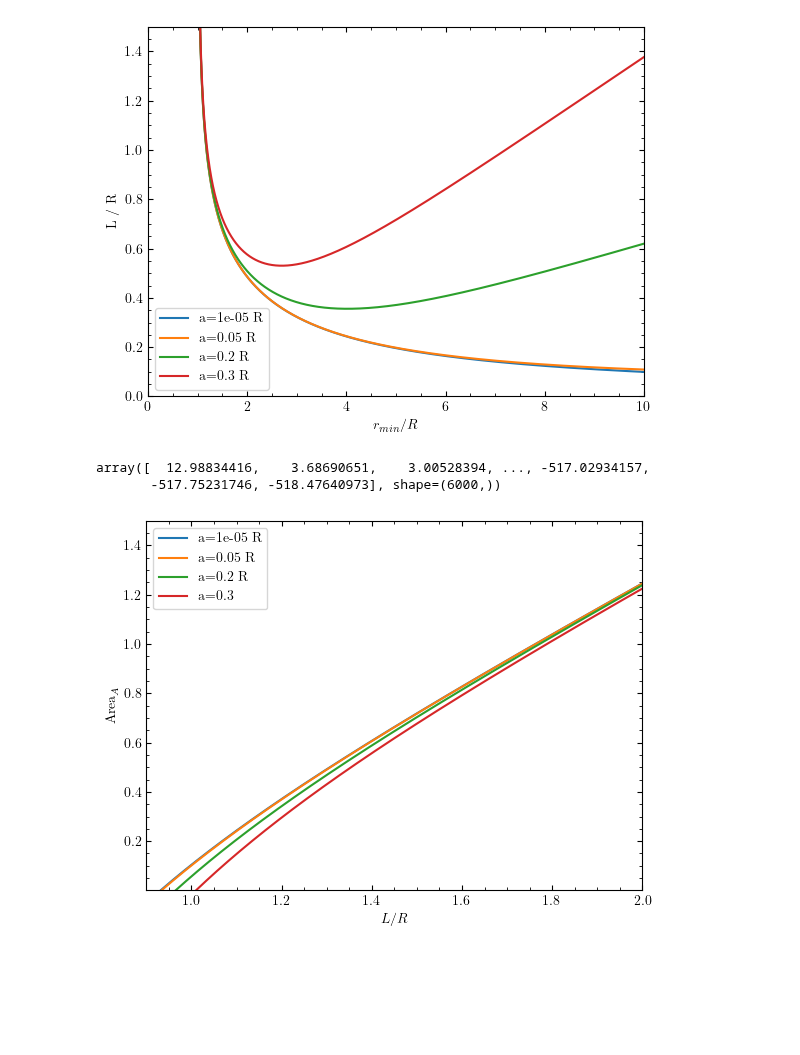
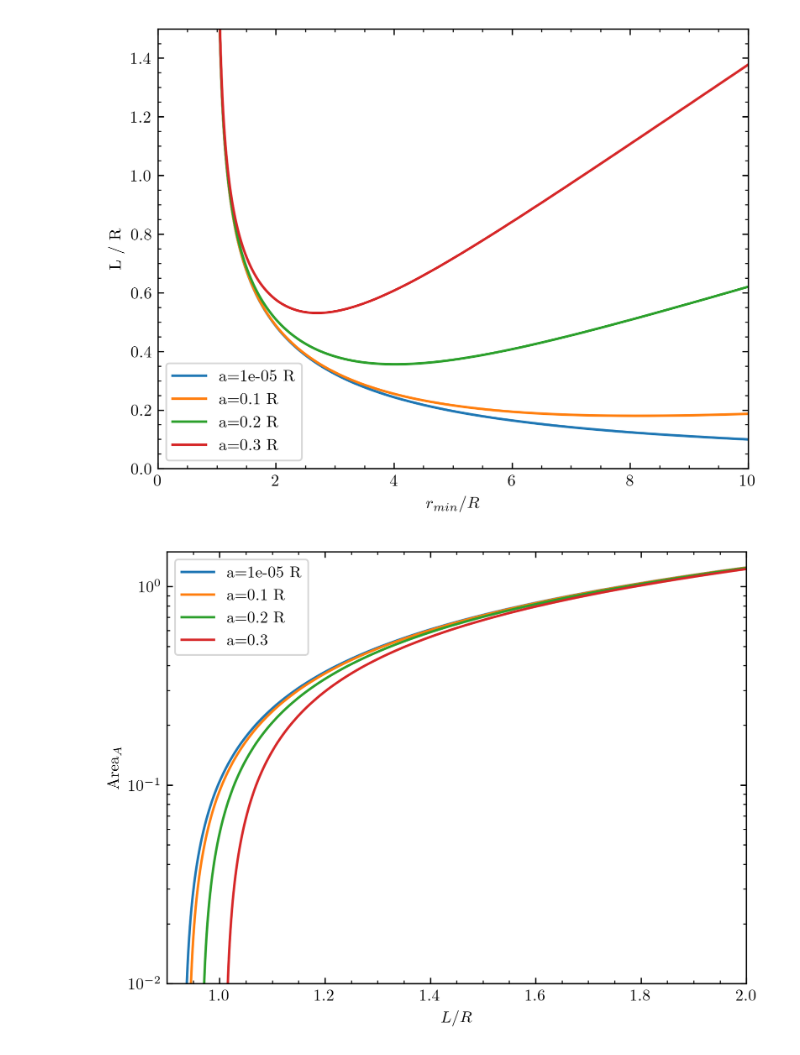
Before and after one commit to Bkorotko03/HoloProj, a Jupyter notebook: combShock260331.ipynb, the cells around one changed output. Saved outputs shown, nothing was run; the diff lists cells and outputs as text; code cells hidden in the pictures; blank space fills up the shorter version.

```diff
--- a/combShock260331.ipynb
+++ b/combShock260331.ipynb
@@ -15,8 +15,8 @@ plt.rcParams['ytick.minor.visible'] = True
 plt.rcParams['text.usetex'] = True
 plt.rcParams['font.family'] = 'serif'
 plt.rcParams['font.serif'] = 'Times New Roman'
-# plt.rcParams["figure.dpi"] = 300
-import shockFunc260331 as sf
+plt.rcParams["figure.dpi"] = 300
+# import shockFunc260331 as sf
 import NCShockFunc260331 as nsf
 # %%
 num = 6000
@@ -88,15 +82,15 @@ plt.show()
 # %%
-rminarr = np.logspace(np.log10(R+eps),np.log10(min([sf.rmax,nsf.rmax])),num)
+rminarr = np.logspace(np.log10(R+eps),np.log10(min([nsf.rmax])),num)
 
-cLvsrminarr = sf.Lvsrmin(rminarr,R)
+# cLvsrminarr = sf.Lvsrmin(rminarr,R)
 climLvsrminarr = nsf.Lvsrmin(rminarr,R,eps)
-ncLvsrminarr = nsf.Lvsrmin(rminarr,R,0.05)
+ncLvsrminarr = nsf.Lvsrmin(rminarr,R,0.1)
 ncLvsrminarr2 = nsf.Lvsrmin(rminarr,R,0.2)
 ncLvsrminarr3 = nsf.Lvsrmin(rminarr,R,0.3)
 # %%
 # plt.plot(rminarr,cLvsrminarr,label='a=0')
 plt.plot(rminarr,climLvsrminarr,label=f'a={eps} R')
-plt.plot(rminarr,ncLvsrminarr,label='a=0.05 R')
+plt.plot(rminarr,ncLvsrminarr,label='a=0.1 R')
 plt.plot(rminarr,ncLvsrminarr2,label='a=0.2 R')
 plt.plot(rminarr,ncLvsrminarr3,label='a=0.3 R')
 plt.xlim((0,rminarr.max()/10))
@@ -105,10 +99,10 @@ plt.xlabel(r'$r_{min} / R$')
 plt.ylabel(r'L / R')
 # plt.semilogy()
 plt.legend()
-plt.show()
-# plt.savefig('combFigs/Lvsrmin.pdf',format='pdf')
+# plt.show()
+plt.savefig('combFigs/Lvsrmin.pdf',format='pdf')
 # %% [output]
-[figure, old version]
+[figure, new version]
 # %%
 adjclimrmin = nsf.rMinCutoff(rminarr,climLvsrminarr)
 adjrminarr = nsf.rMinCutoff(rminarr,ncLvsrminarr)
@@ -116,37 +110,32 @@ adjrminarr2 = nsf.rMinCutoff(rminarr,ncLvsrminarr2)
 adjrminarr3 = nsf.rMinCutoff(rminarr,ncLvsrminarr3)
 # %%
 adjclimLvsrmin = nsf.Lvsrmin(adjclimrmin,R,eps)
-adjncLvsrminarr = nsf.Lvsrmin(adjrminarr,R,0.05)
+adjncLvsrminarr = nsf.Lvsrmin(adjrminarr,R,0.1)
 adjncLvsrminarr2 = nsf.Lvsrmin(adjrminarr2,R,0.2)
 adjncLvsrminarr3 = nsf.Lvsrmin(adjrminarr3,R,0.3)
 # %%
-cunArea = sf.unAreaInt(rminarr,R)
+# cunArea = sf.unAreaInt(rminarr,R)
 climunArea = nsf.unAreaInt(adjclimrmin,R,eps)
-ncunArea = nsf.unAreaInt(adjrminarr,R,0.05)
+ncunArea = nsf.unAreaInt(adjrminarr,R,0.1)
 ncunArea2 = nsf.unAreaInt(adjrminarr2,R,0.2)
 ncunArea3 = nsf.unAreaInt(adjrminarr3,R,0.3)
-# %%
-climunArea
-# %% [output]
-array([  12.98834416,    3.68690651,    3.00528394, ..., -517.02934157,
-       -517.75231746, -518.47640973], shape=(6000,))
 # %%
 # plt.plot(cLvsrminarr,cunArea,label='a=0')
 plt.plot(adjclimLvsrmin,climunArea,label=f'a={eps} R')
-plt.plot(adjncLvsrminarr,ncunArea,label='a=0.05 R')
+plt.plot(adjncLvsrminarr,ncunArea,label='a=0.1 R')
 plt.plot(adjncLvsrminarr2,ncunArea2,label='a=0.2 R')
 plt.plot(adjncLvsrminarr3,ncunArea3,label='a=0.3')
 plt.legend()
-# plt.semilogy()
+plt.semilogy()
 # plt.semilogx()
 plt.xlabel(r'$ L / R$')
 plt.ylabel(r'Area$_A$')
-plt.ylim((eps,1.5))
+plt.ylim((0.01,1.5))
 plt.xlim((0.9,2))
-plt.show()
-# plt.savefig('combFigs/unArea.pdf',format='pdf')
+# plt.show()
+plt.savefig('combFigs/unArea.pdf',format='pdf')
 # %% [output]
-[figure, old version]
+[figure, new version]
 # %%
 idx = 150
 # cMutInf = 2*cunArea[idx] - careaInt[cmask]
```
Also changed, not shown: parts of 11 cells of this notebook, 7 other files.
